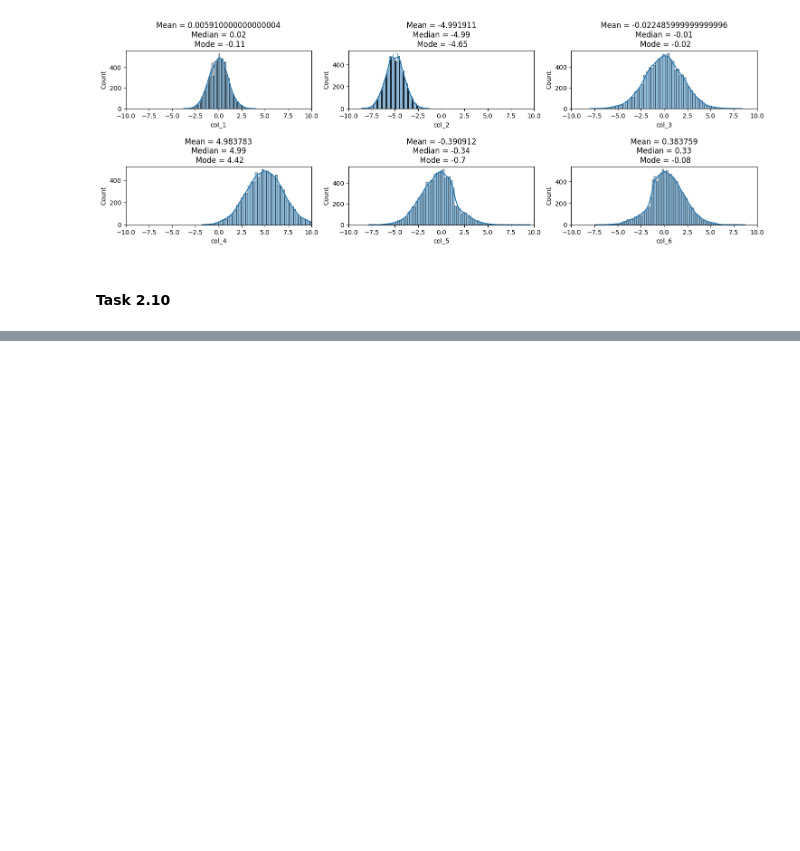
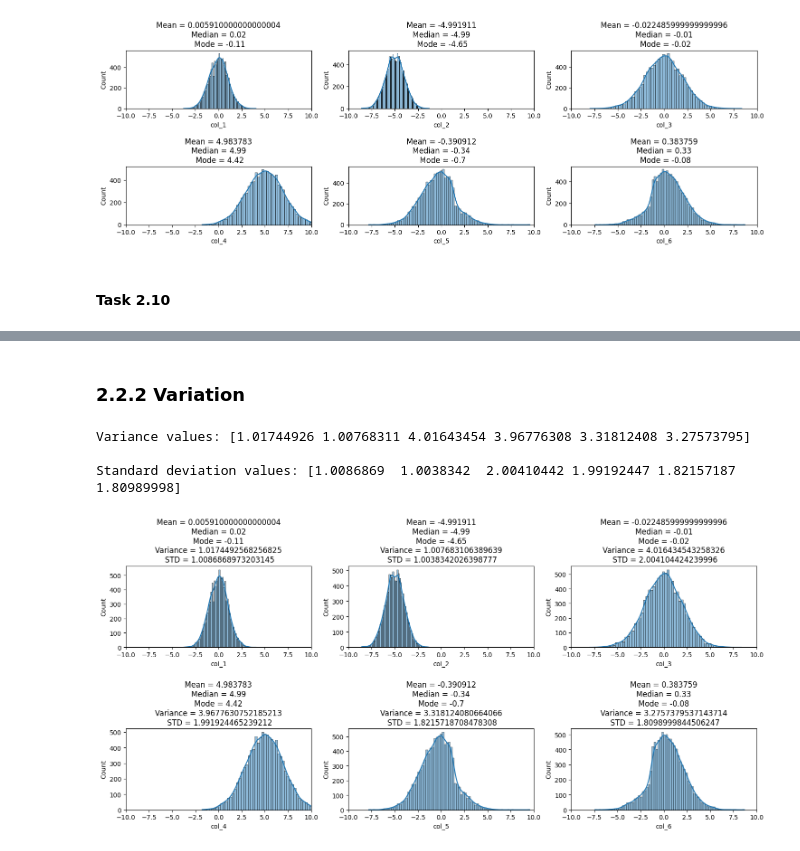
Before and after one commit to Mohammed-Abed-Alkareem/INTELLIGENT-SYSTEMS-LAB, a Jupyter notebook: Exp_2/exp_2.ipynb, the cells around one changed output, grey strips where cells are left out. Drawn from its saved outputs; the diff is of its cells as text; code cells hidden in the pictures; blank space fills up the shorter version.

```diff
--- a/Exp_2/exp_2.ipynb
+++ b/Exp_2/exp_2.ipynb
@@ -460,0 +482,40 @@ fig.subplots_adjust(hspace=1)
+# %% [markdown]
+### 2.2.2 Variation
+# %%
+# Calculate the variance for each column in the DataFrame
+Variance = df.var()
+print(f"Variance values: {Variance.values}\n")
+# Calculate the standard deviaton for each column in the DataFrame
+STD = df.std()
+print(f"Standard deviation values: {STD.values}\n")
+# %% [output]
+Variance values: [1.01744926 1.00768311 4.01643454 3.96776308 3.31812408 3.27573795]
+
+Standard deviation values: [1.0086869  1.0038342  2.00410442 1.99192447 1.82157187 1.80989998]
+# %%
+import matplotlib.pyplot as plt
+import seaborn as sns
+fig, axs = plt.subplots(figsize=(18, 7),ncols=3,nrows=2)
+
+#Create histograms displaying the distribution of specific column values and incorporate the actual distribution curve.
+sns.histplot(data=df, x="col_1", ax=axs[0,0], kde=True);axs[0,0].set(xlim=(-10, 10))
+axs[0,0].set_title(f"Mean = {Mean[0]}\n Median = {Median[0]} \n Mode = {Mode[0,0]} \n Variance = {Variance[0]} \n STD = {STD[0]}")
+
+sns.histplot(data=df, x="col_2", ax=axs[0,1], kde=True);axs[0,1].set(xlim=(-10, 10))
+axs[0,1].set_title(f"Mean = {Mean[1]}\n Median = {Median[1]} \n Mode = {Mode[0,1]} \n Variance = {Variance[1]} \n STD = {STD[1]}")
+
+sns.histplot(data=df, x="col_3", ax=axs[0,2], kde=True);axs[0,2].set(xlim=(-10, 10))
+axs[0,2].set_title(f"Mean = {Mean[2]}\n Median = {Median[2]} \n Mode = {Mode[0,2]} \n Variance = {Variance[2]} \n STD = {STD[2]}")
+
+sns.histplot(data=df, x="col_4", ax=axs[1,0], kde=True);axs[1,0].set(xlim=(-10, 10))
+axs[1,0].set_title(f"Mean = {Mean[3]}\n Median = {Median[3]} \n Mode = {Mode[0,3]} \n Variance = {Variance[3]} \n STD = {STD[3]}")
+
+sns.histplot(data=df, x="col_5", ax=axs[1,1], kde=True);axs[1,1].set(xlim=(-10, 10))
+axs[1,1].set_title(f"Mean = {Mean[4]}\n Median = {Median[4]} \n Mode = {Mode[0,4]} \n Variance = {Variance[4]} \n STD = {STD[4]}")
+
+sns.histplot(data=df, x="col_6", ax=axs[1,2], kde=True);axs[1,2].set(xlim=(-10, 10))
+axs[1,2].set_title(f"Mean = {Mean[5]}\n Median = {Median[5]} \n Mode = {Mode[0,5]} \n Variance = {Variance[5]} \n STD = {STD[5]}")
+
+fig.subplots_adjust(hspace=1.0)
+# %% [output]
+[figure, added]
```
Also changed, not shown: parts of 16 cells of this notebook.
